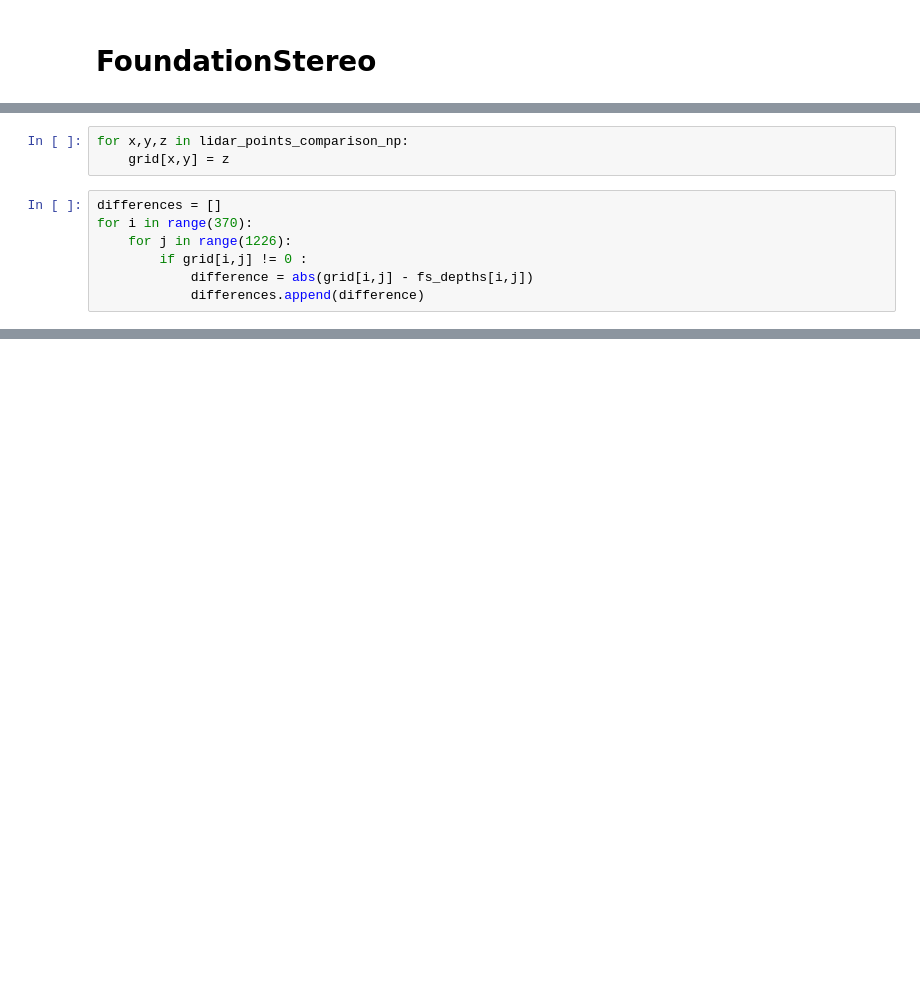
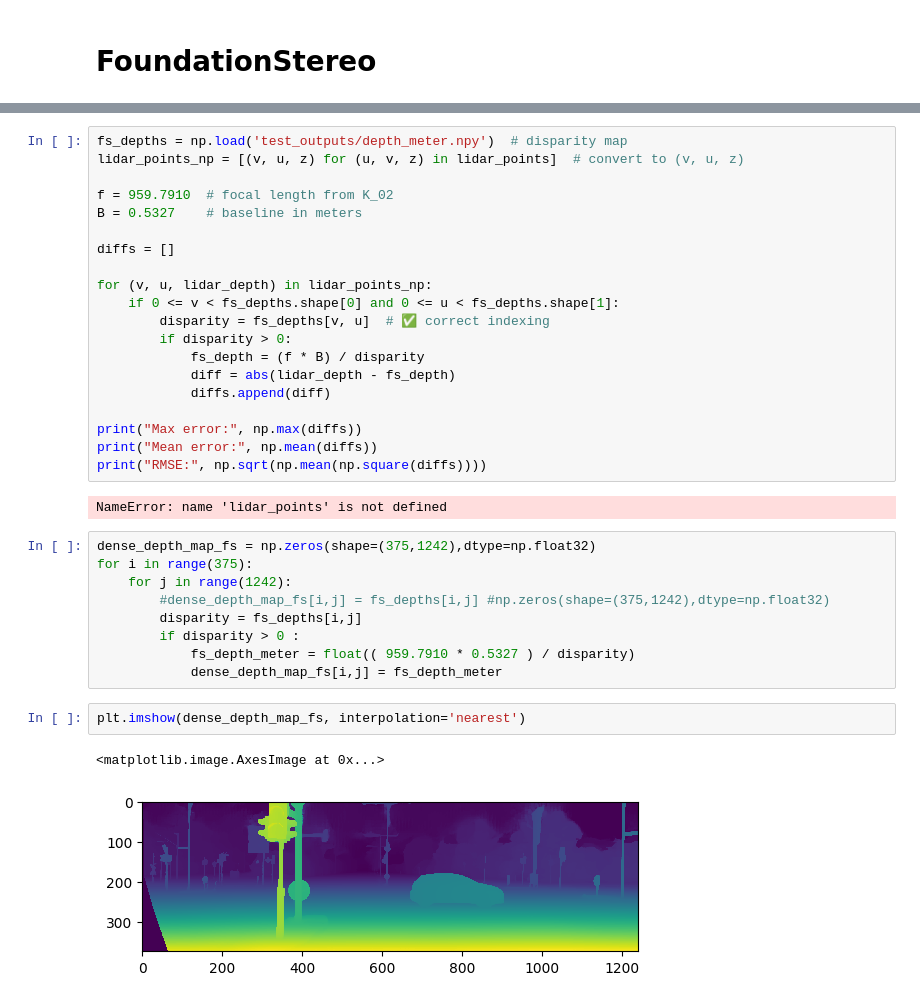
Before and after one commit to adityat4aa/Thesis, a Jupyter notebook: Testing/fuse_lidar_camera.ipynb, the cells around one changed output, grey strips where cells are left out. Drawn from its saved outputs; the diff is of its cells as text; blank space fills up the shorter version.

```diff
--- a/Testing/fuse_lidar_camera.ipynb
+++ b/Testing/fuse_lidar_camera.ipynb
@@ -384,10 +319,0 @@ grid = np.zeros(shape=(370,1226),dtype=np.float32)
-# %%
-for x,y,z in lidar_points_comparison_np:
-    grid[x,y] = z
-# %%
-differences = []
-for i in range(370):
-    for j in range(1226):
-        if grid[i,j] != 0 :
-            difference = abs(grid[i,j] - fs_depths[i,j])
-            differences.append(difference)
@@ -397,0 +341,36 @@ np.float32(4.984214)
+# %%
+fs_depths = np.load('test_outputs/depth_meter.npy')  # disparity map
+lidar_points_np = [(v, u, z) for (u, v, z) in lidar_points]  # convert to (v, u, z)
+
+f = 959.7910  # focal length from K_02
+B = 0.5327    # baseline in meters
+
+diffs = []
+
+for (v, u, lidar_depth) in lidar_points_np:
+    if 0 <= v < fs_depths.shape[0] and 0 <= u < fs_depths.shape[1]:
+        disparity = fs_depths[v, u]  # ✅ correct indexing
+        if disparity > 0:
+            fs_depth = (f * B) / disparity
+            diff = abs(lidar_depth - fs_depth)
+            diffs.append(diff)
+
+print("Max error:", np.max(diffs))
+print("Mean error:", np.mean(diffs))
+print("RMSE:", np.sqrt(np.mean(np.square(diffs))))
+# %% [output]
+NameError: name 'lidar_points' is not defined
+# %%
+dense_depth_map_fs = np.zeros(shape=(375,1242),dtype=np.float32)
+for i in range(375):
+    for j in range(1242):
+        #dense_depth_map_fs[i,j] = fs_depths[i,j] #np.zeros(shape=(375,1242),dtype=np.float32)
+        disparity = fs_depths[i,j]
+        if disparity > 0 :
+            fs_depth_meter = float(( 959.7910 * 0.5327 ) / disparity)
+            dense_depth_map_fs[i,j] = fs_depth_meter
+# %%
+plt.imshow(dense_depth_map_fs, interpolation='nearest')
+# %% [output]
+<matplotlib.image.AxesImage at 0x...>
+[figure, added]
```
Also changed, not shown: parts of 21 cells of this notebook, 1 other file.
